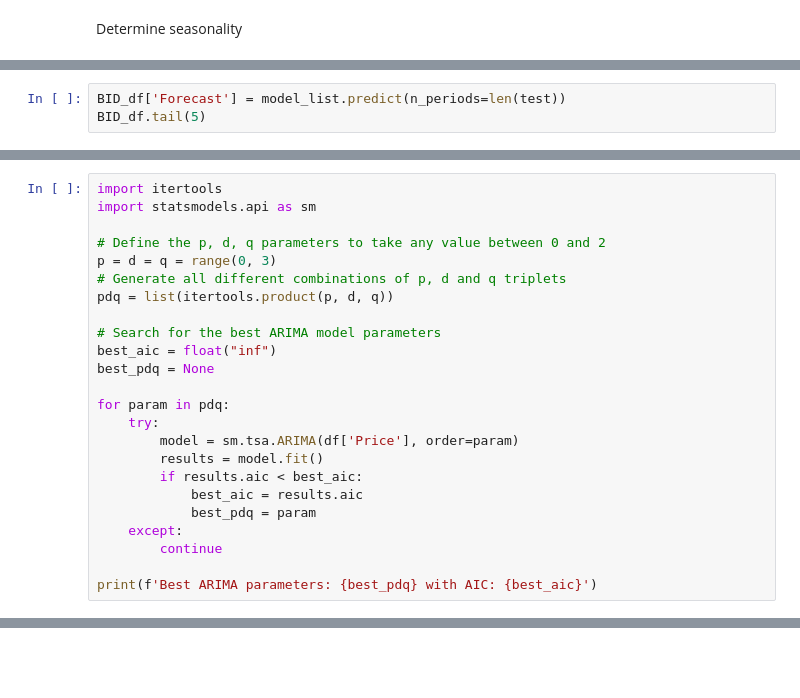
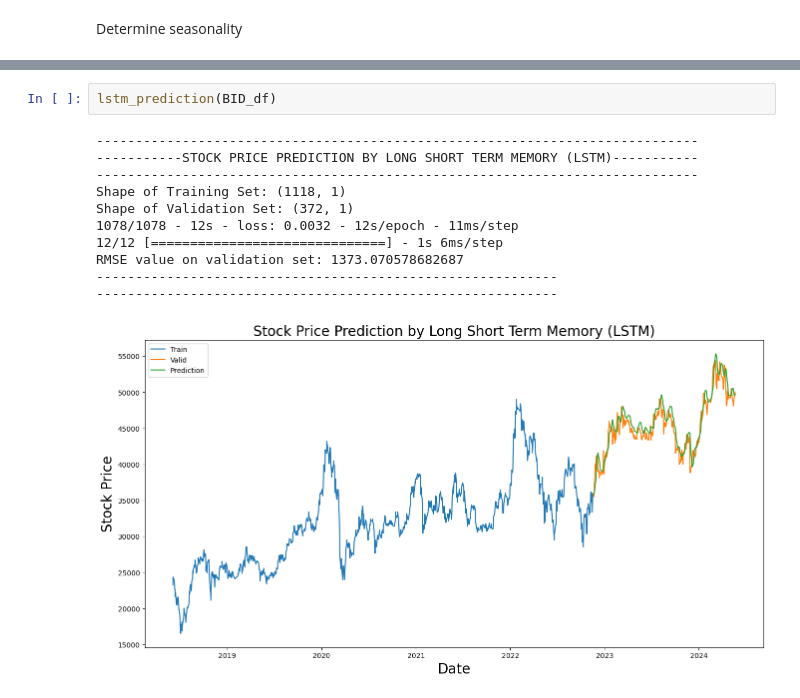
Before and after one commit to HTNam1710/DataViz_Lab02, a Jupyter notebook: stationarity.ipynb, the cells around one changed output, grey strips where cells are left out. Drawn from its saved outputs; the diff is of its cells as text; blank space fills up the shorter version.

```diff
--- a/stationarity.ipynb
+++ b/stationarity.ipynb
@@ -746,3 +592,0 @@ len(test)
-# %%
-BID_df['Forecast'] = model_list.predict(n_periods=len(test))
-BID_df.tail(5)
@@ -961,24 +592,0 @@ p-value (differenced): 0.0
-# %%
-import itertools
-import statsmodels.api as sm
-
-# Define the p, d, q parameters to take any value between 0 and 2
-p = d = q = range(0, 3)
-# Generate all different combinations of p, d and q triplets
-pdq = list(itertools.product(p, d, q))
-
-# Search for the best ARIMA model parameters
-best_aic = float("inf")
-best_pdq = None
-
-for param in pdq:
-    try:
-        model = sm.tsa.ARIMA(df['Price'], order=param)
-        results = model.fit()
-        if results.aic < best_aic:
-            best_aic = results.aic
-            best_pdq = param
-    except:
-        continue
-
-print(f'Best ARIMA parameters: {best_pdq} with AIC: {best_aic}')
@@ -1290,0 +828,14 @@ test
+# %%
+lstm_prediction(BID_df)
+# %% [output]
+-----------------------------------------------------------------------------
+-----------STOCK PRICE PREDICTION BY LONG SHORT TERM MEMORY (LSTM)-----------
+-----------------------------------------------------------------------------
+Shape of Training Set: (1118, 1)
+Shape of Validation Set: (372, 1)
+1078/1078 - 12s - loss: 0.0032 - 12s/epoch - 11ms/step
+12/12 [==============================] - 1s 6ms/step
+RMSE value on validation set: 1373.070578682687
+-----------------------------------------------------------
+-----------------------------------------------------------
+[figure, added]
```
Also changed, not shown: parts of 70 cells of this notebook, 1 other file.
